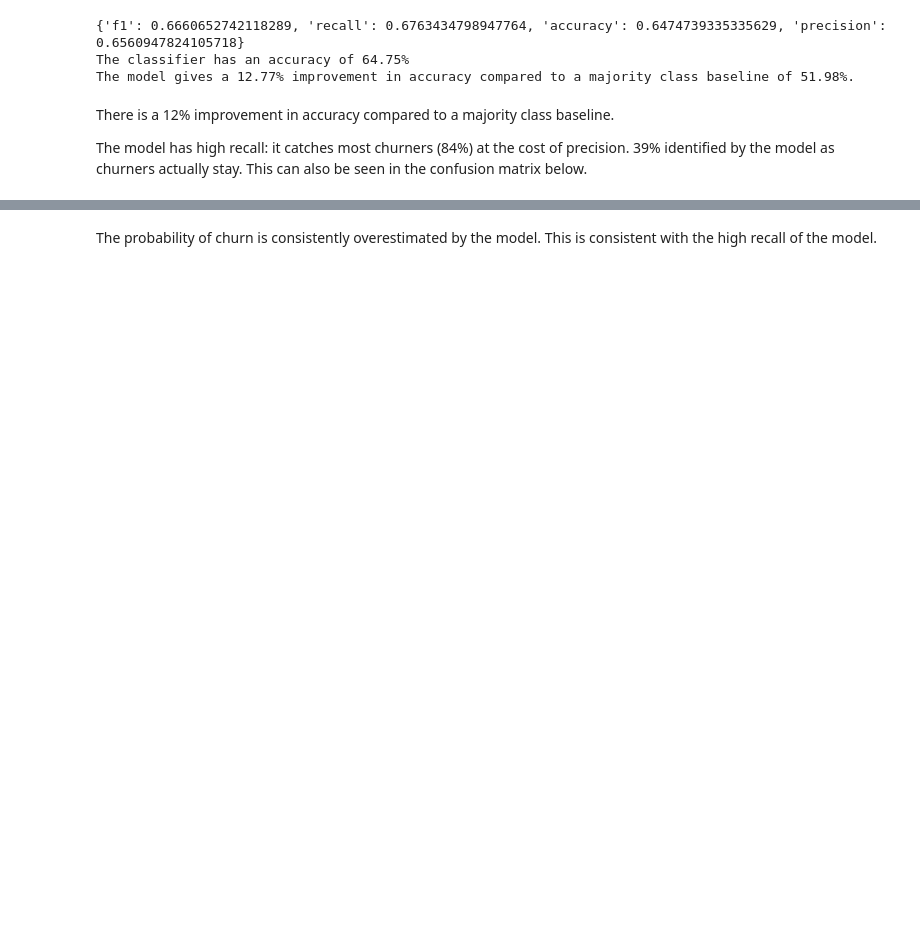
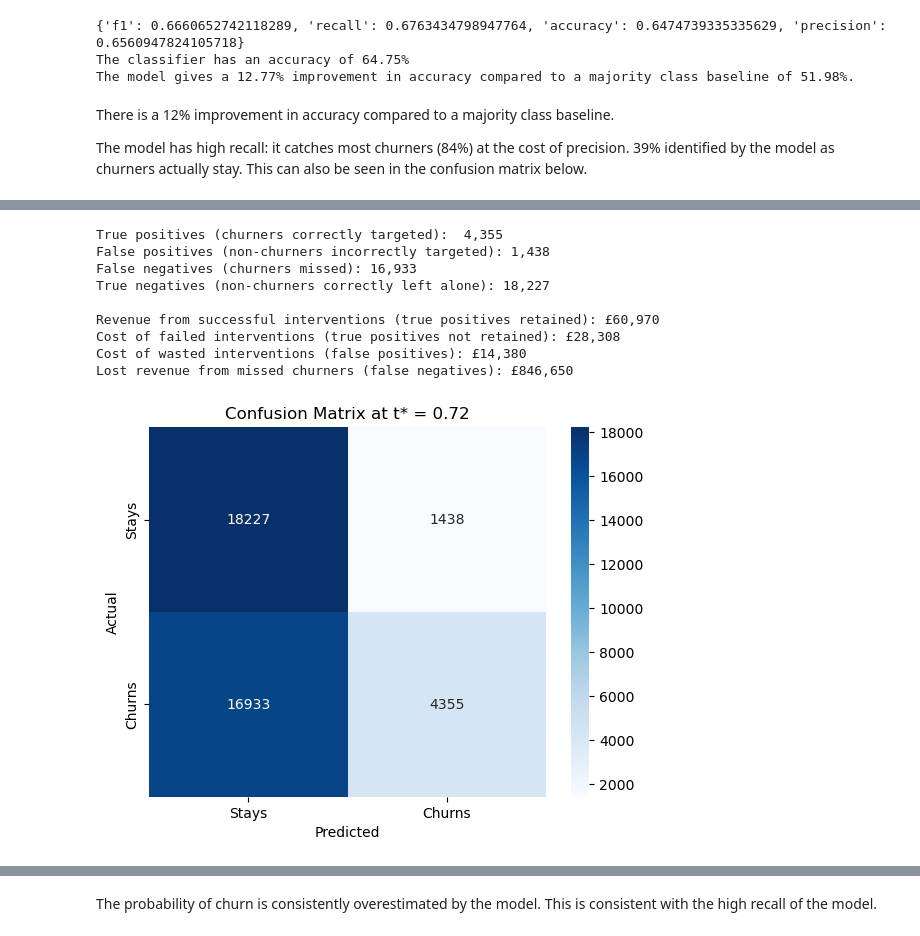
Before and after one commit to bnparris/Powerlifting-Membership-Churn-Model, a Jupyter notebook: notebooks/08_test.ipynb.ipynb, the cells around one changed output, grey strips where cells are left out. Cells and saved outputs as stored; diff of their text form; code cells hidden in the pictures; blank space fills up the shorter version.

```diff
--- a/notebooks/08_test.ipynb.ipynb
+++ b/notebooks/08_test.ipynb.ipynb
@@ -88,0 +132,42 @@ plt.show()
+# %%
+t_star = 0.72
+p_retention = 0.35
+
+preds_t_star = (probs > t_star).astype(int)
+
+cm = confusion_matrix(test_y, preds_t_star)
+tn, fp, fn, tp = cm.ravel()
+
+revenue_tp = tp * p_retention * (V - C)
+cost_failed_interventions = tp * (1 - p_retention) * C
+cost_fp = fp * C
+lost_fn = fn * V
+
+print(f'True positives (churners correctly targeted):  {tp:,}')
+print(f'False positives (non-churners incorrectly targeted): {fp:,}')
+print(f'False negatives (churners missed): {fn:,}')
+print(f'True negatives (non-churners correctly left alone): {tn:,}')
+print()
+print(f'Revenue from successful interventions (true positives retained): £{revenue_tp:,.0f}')
+print(f'Cost of failed interventions (true positives not retained): £{cost_failed_interventions:,.0f}')
+print(f'Cost of wasted interventions (false positives): £{cost_fp:,.0f}')
+print(f'Lost revenue from missed churners (false negatives): £{lost_fn:,.0f}')
+
+sns.heatmap(cm, annot=True, fmt='d', cmap='Blues',
+            xticklabels=['Stays', 'Churns'],
+            yticklabels=['Stays', 'Churns'])
+plt.xlabel('Predicted')
+plt.ylabel('Actual')
+plt.title(f'Confusion Matrix at t* = {t_star}')
+plt.show()
+# %% [output]
+True positives (churners correctly targeted):  4,355
+False positives (non-churners incorrectly targeted): 1,438
+False negatives (churners missed): 16,933
+True negatives (non-churners correctly left alone): 18,227
+
+Revenue from successful interventions (true positives retained): £60,970
+Cost of failed interventions (true positives not retained): £28,308
+Cost of wasted interventions (false positives): £14,380
+Lost revenue from missed churners (false negatives): £846,650
+[figure, added]
```
Also changed, not shown: parts of 10 cells of this notebook, 3 other files.
